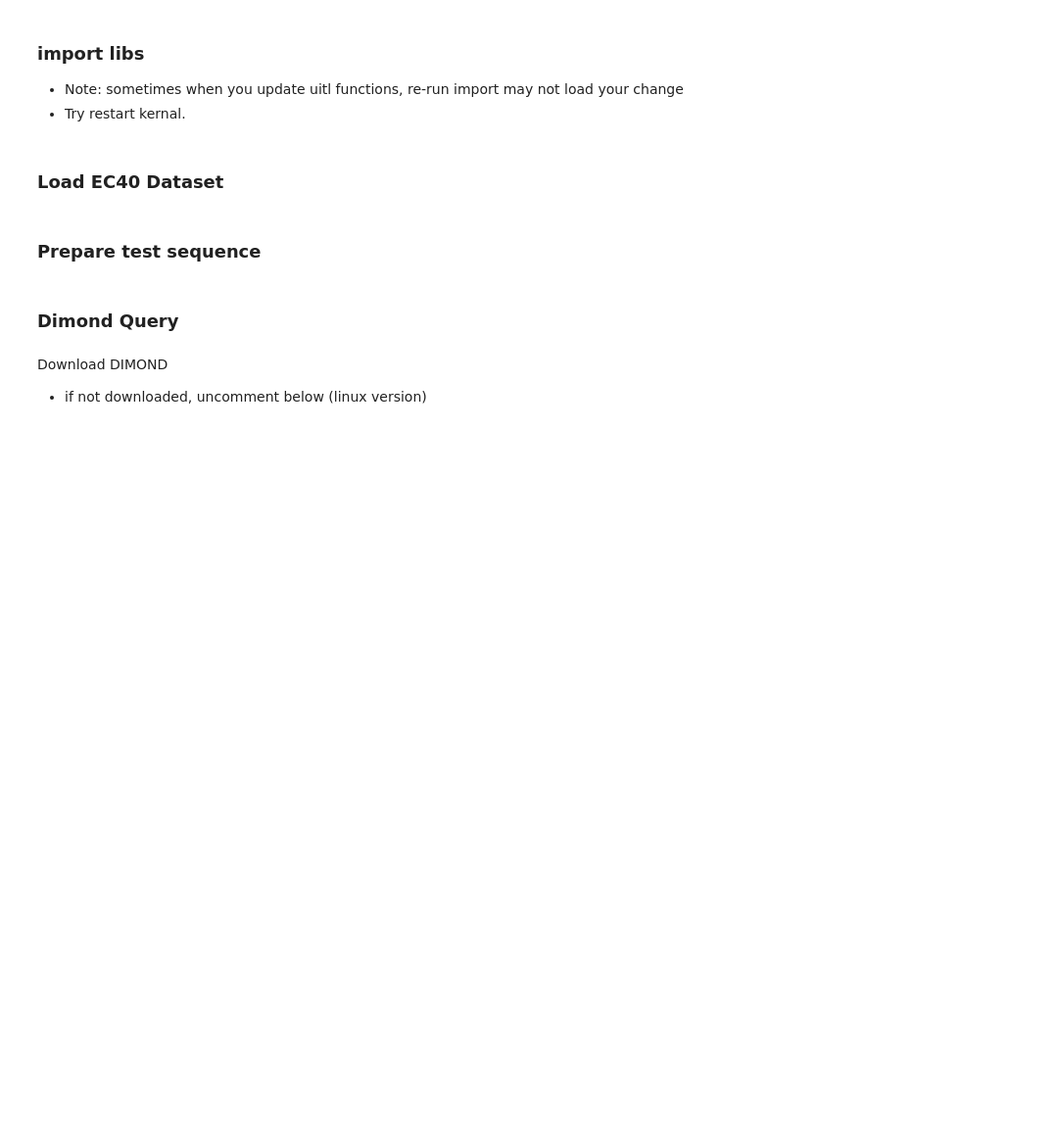
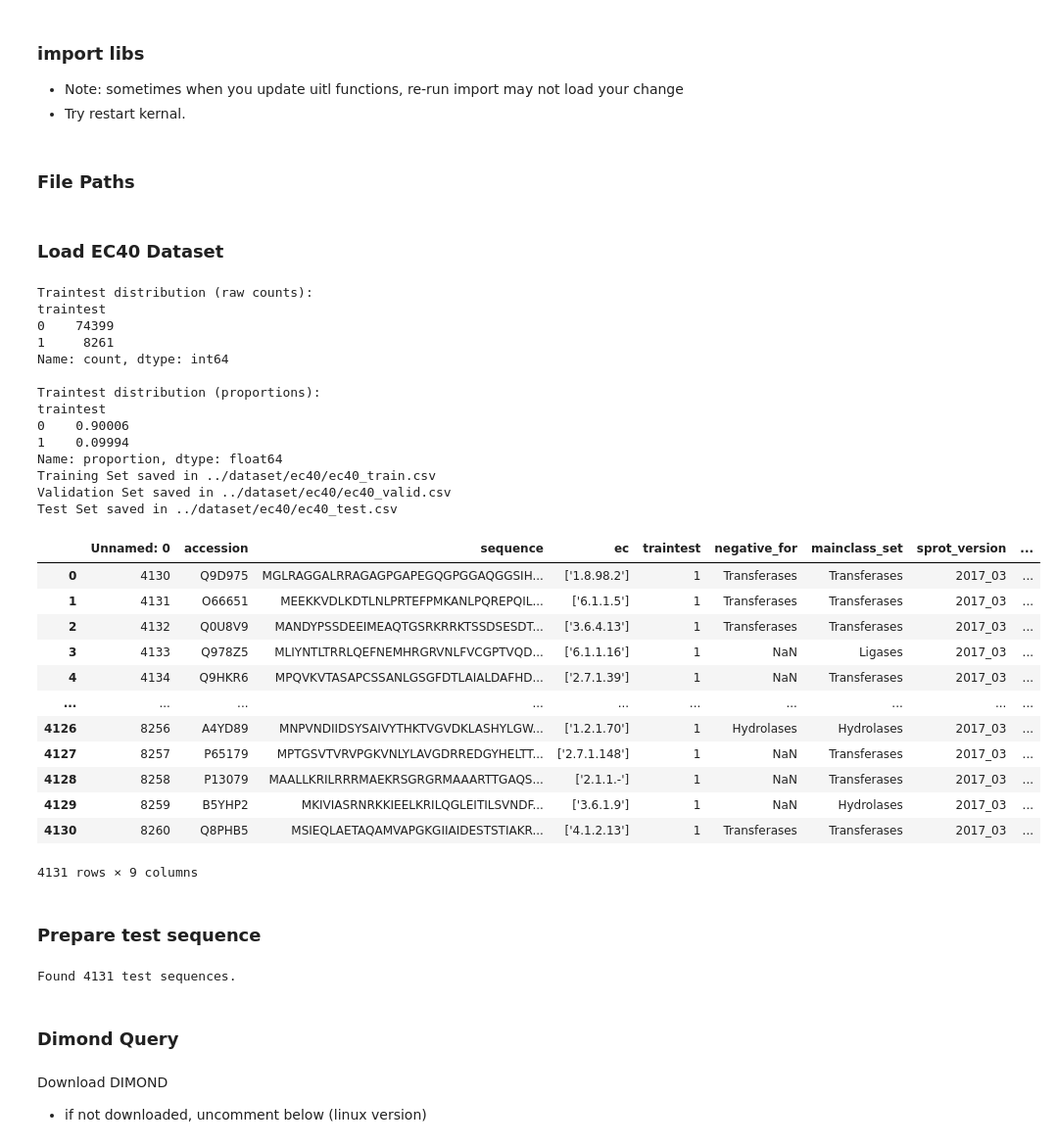
Before and after one commit to ScooterStuff/ec-prediction-ml, a Jupyter notebook: experiments/diamond.ipynb, the cells around one changed output. Shown at 98% size. Saved outputs shown, nothing was run; the diff lists cells and outputs as text; code cells hidden in the pictures; blank space fills up the shorter version.

```diff
--- a/experiments/diamond.ipynb
+++ b/experiments/diamond.ipynb
@@ -11,5 +13,19 @@ nest_asyncio.apply() # for fetch_ec_improved to run in jupyter notebook
 
 from fetch_ec_improved import fetch_ec_async
 from evaluate_ec import evaluate_ec
+# %% [markdown]
+### File Paths
+# %%
+ec40_file_pkl = "../dataset/ec40/ec40.pkl"
+ec40_train_file = "../dataset/ec40/ec40_train.csv"
+ec40_valid_file = "../dataset/ec40/ec40_valid.csv"
+ec40_test_file = "../dataset/ec40/ec40_test.csv"
+test_seq_file = "../dataset/diamond_results/test_sequences.fasta"
+ec_results_file = "../dataset/diamond_results/test_sequences_ec_results.csv"
+diamond_output_file = "../dataset/diamond_results/test_sequences_results.m8"
+filtered_output_file = "../dataset/diamond_results/filtered_results.m8"
+ec_result_path = "../dataset/diamond_results/test_sequences_ec_results.csv"
+evaluate_file = "../dataset/diamond_results/evaluation_results.csv"
+metrics_file = "../metrics/metrics.csv"
 # %% [markdown]
 ### Load EC40 Dataset
@@ -19,20 +32,55 @@ ec40
+# %%
+ec40_loader = EC40_loader(ec40_file_pkl, ec40_train_file, ec40_valid_file, ec40_test_file)
+ec40_loader.load_and_split()
+ec40_test = ec40_loader.load_test()
+ec40_test
+# %% [output]
+Traintest distribution (raw counts):
+traintest
+0    74399
+1     8261
+Name: count, dtype: int64
+
+Traintest distribution (proportions):
+traintest
+0    0.90006
+1    0.09994
+Name: proportion, dtype: float64
+Training Set saved in ../dataset/ec40/ec40_train.csv
+Validation Set saved in ../dataset/ec40/ec40_valid.csv
+Test Set saved in ../dataset/ec40/ec40_test.csv
+|  | Unnamed: 0 | accession | sequence | ec | traintest | negative_for | mainclass_set | sprot_version | ... |
+| 0 | 4130 | Q9D975 | MGLRAGGALRRAGAGPGAPEGQGPGGAQGGSIH... | ['1.8.98.2'] | 1 | Transferases | Transferases | 2017_03 | ... |
+| 1 | 4131 | O66651 | MEEKKVDLKDTLNLPRTEFPMKANLPQREPQIL... | ['6.1.1.5'] | 1 | Transferases | Transferases | 2017_03 | ... |
+| 2 | 4132 | Q0U8V9 | MANDYPSSDEEIMEAQTGSRKRRKTSSDSESDT... | ['3.6.4.13'] | 1 | Transferases | Transferases | 2017_03 | ... |
+| 3 | 4133 | Q978Z5 | MLIYNTLTRRLQEFNEMHRGRVNLFVCGPTVQD... | ['6.1.1.16'] | 1 | NaN | Ligases | 2017_03 | ... |
+| 4 | 4134 | Q9HKR6 | MPQVKVTASAPCSSANLGSGFDTLAIALDAFHD... | ['2.7.1.39'] | 1 | NaN | Transferases | 2017_03 | ... |
+| ... | ... | ... | ... | ... | ... | ... | ... | ... | ... |
+| 4126 | 8256 | A4YD89 | MNPVNDIIDSYSAIVYTHKTVGVDKLASHYLGW... | ['1.2.1.70'] | 1 | Hydrolases | Hydrolases | 2017_03 | ... |
+| 4127 | 8257 | P65179 | MPTGSVTVRVPGKVNLYLAVGDRREDGYHELTT... | ['2.7.1.148'] | 1 | NaN | Transferases | 2017_03 | ... |
+| 4128 | 8258 | P13079 | MAALLKRILRRRMAEKRSGRGRMAAARTTGAQS... | ['2.1.1.-'] | 1 | NaN | Transferases | 2017_03 | ... |
+| 4129 | 8259 | B5YHP2 | MKIVIASRNRKKIEELKRILQGLEITILSVNDF... | ['3.6.1.9'] | 1 | NaN | Hydrolases | 2017_03 | ... |
+| 4130 | 8260 | Q8PHB5 | MSIEQLAETAQAMVAPGKGIIAIDESTSTIAKR... | ['4.1.2.13'] | 1 | Transferases | Transferases | 2017_03 | ... |
+4131 rows × 9 columns
 # %% [markdown]
 ### Prepare test sequence
 # %%
 # Filter for test sequences
 # (Adjust the filtering criteria if your CSV uses a different convention;
 #  here we assume '0' indicates test sequences.)
-test_df = ec40[ec40["traintest"] == 0]
+test_df = ec40_test
 
 print(f"Found {len(test_df)} test sequences.")
 
 # Write the test sequences to a FASTA file.
 # We will use the 'accession' column as the FASTA header and 'sequence' as the sequence.
-with open("../dataset/test_sequences/test_sequences.fasta", "w") as fout:
+with open(test_seq_file, "w") as fout:
     for index, row in test_df.iterrows():
         accession = row["accession"]
         sequence = row["sequence"]
         fout.write(f">{accession}\n{sequence}\n")
+# %% [output]
+Found 4131 test sequences.
 # %% [markdown]
 ### Dimond Query
 # %% [markdown]
```
Also changed, not shown: parts of 15 cells of this notebook, 19 other files.
